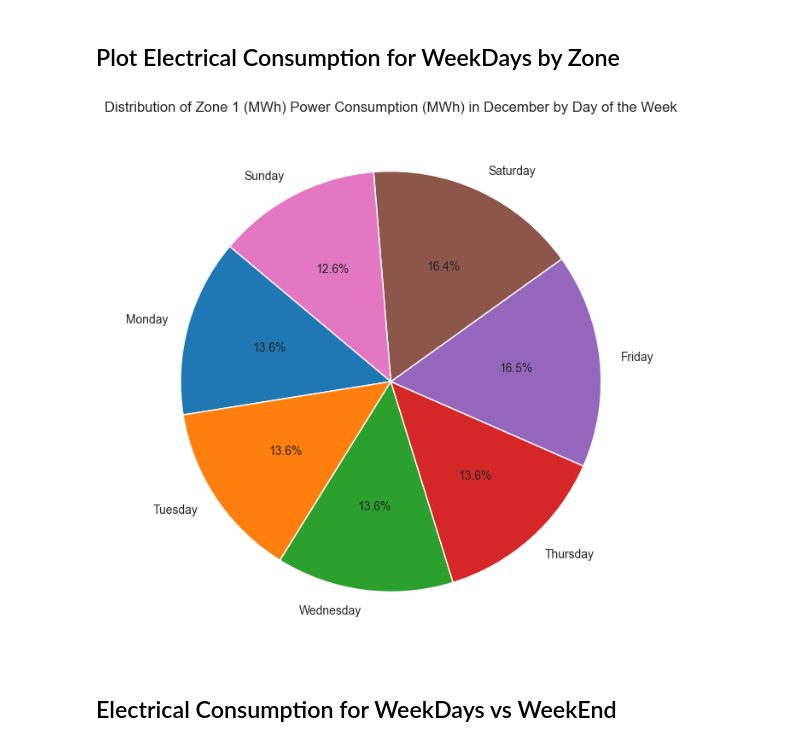
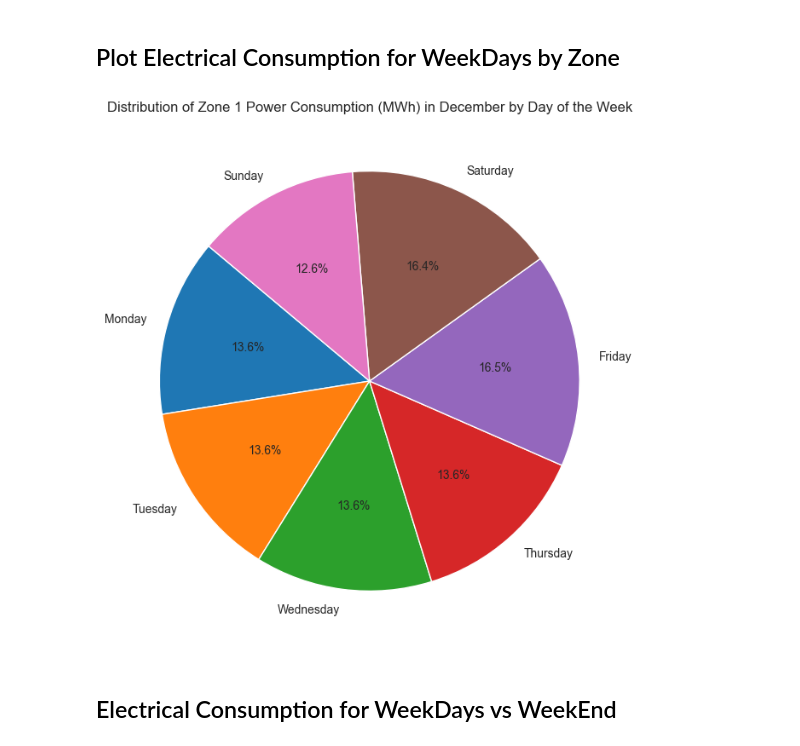
Before and after one commit to zakariaelaoufi/Morocco-Electricity-Consumption, a Jupyter notebook: tetouan-power-consumption.ipynb, the cells around one changed output. Drawn from its saved outputs; the diff is of its cells as text; code cells hidden in the pictures.

```diff
--- a/tetouan-power-consumption.ipynb
+++ b/tetouan-power-consumption.ipynb
@@ -146,6 +126,24 @@ month_names = {
         11: 'November',
         12: 'December'
 }
+
+agg_dict = {
+    'Temperature': 'mean',
+    'Humidity': 'mean',
+    'Wind Speed': 'mean',
+    'general diffuse flows': 'mean',
+    'diffuse flows': 'mean',
+    'Zone 1': 'sum',
+    'Zone 2': 'sum',
+    'Zone 3': 'sum'
+}
 # %% [markdown]
 ### Hourly Consumption
+# %%
+def resample_timeseries(pow_con: pd.DataFrame, frec: str) -> pd.DataFrame:
+    data = pow_con.copy()
+    data = data.set_index('DateTime')
+    resampled_df = data.resample(frec).agg(agg_dict)
+    resampled_df.reset_index(inplace=True)
+    return resampled_df
 # %%
@@ -167,11 +165,11 @@ hourly_consumption.head()
 # %% [markdown]
 ### Daily Consumption
 # %%
-daily_consumption = data.resample('D').mean()
-daily_consumption.reset_index(inplace=True)
+daily_consumption = resample_timeseries(power_consumption, 'D')
 
 daily_consumption['day'] = daily_consumption['DateTime'].dt.day
 daily_consumption['month'] = daily_consumption['DateTime'].dt.month
+daily_consumption['year'] = daily_consumption['DateTime'].dt.year
 daily_consumption['Weekday'] = daily_consumption['DateTime'].dt.weekday
 daily_consumption["IsWeekend"] = daily_consumption['Weekday'] >= 5
 
@@ -258,7 +272,7 @@ plot_hourly_consumption(hourly_consumption, month=1, day=1)
 # %% [markdown]
 ## Plot Electrical Consumption for WeekDays
 # %%
-data_by_weekdays = daily_consumption.groupby(['month','Weekday','Day Name',])[['Zone 1 (MWh)', 'Zone 2 (MWh)', 'Zone 3 (MWh)']].sum()
+data_by_weekdays = daily_consumption.groupby(['month','Weekday','Day Name',])[['Zone 1', 'Zone 2', 'Zone 3']].sum()
 data_by_weekdays = data_by_weekdays.reset_index()
 # %%
 data_by_weekdays.head()
@@ -347,9 +354,9 @@ def pie_viz_weekday_by_month(data,month,zone):
     # Show the plot
     plt.show()
 # %%
-pie_viz_weekday_by_month(data_by_weekdays,12,'Zone 1 (MWh)')
+pie_viz_weekday_by_month(data_by_weekdays,12,'Zone 1')
 # %% [output]
-[figure, old version]
+[figure, new version]
 # %% [markdown]
 ## Electrical Consumption for WeekDays vs WeekEnd
 # %%
```
Also changed, not shown: parts of 59 cells of this notebook.
